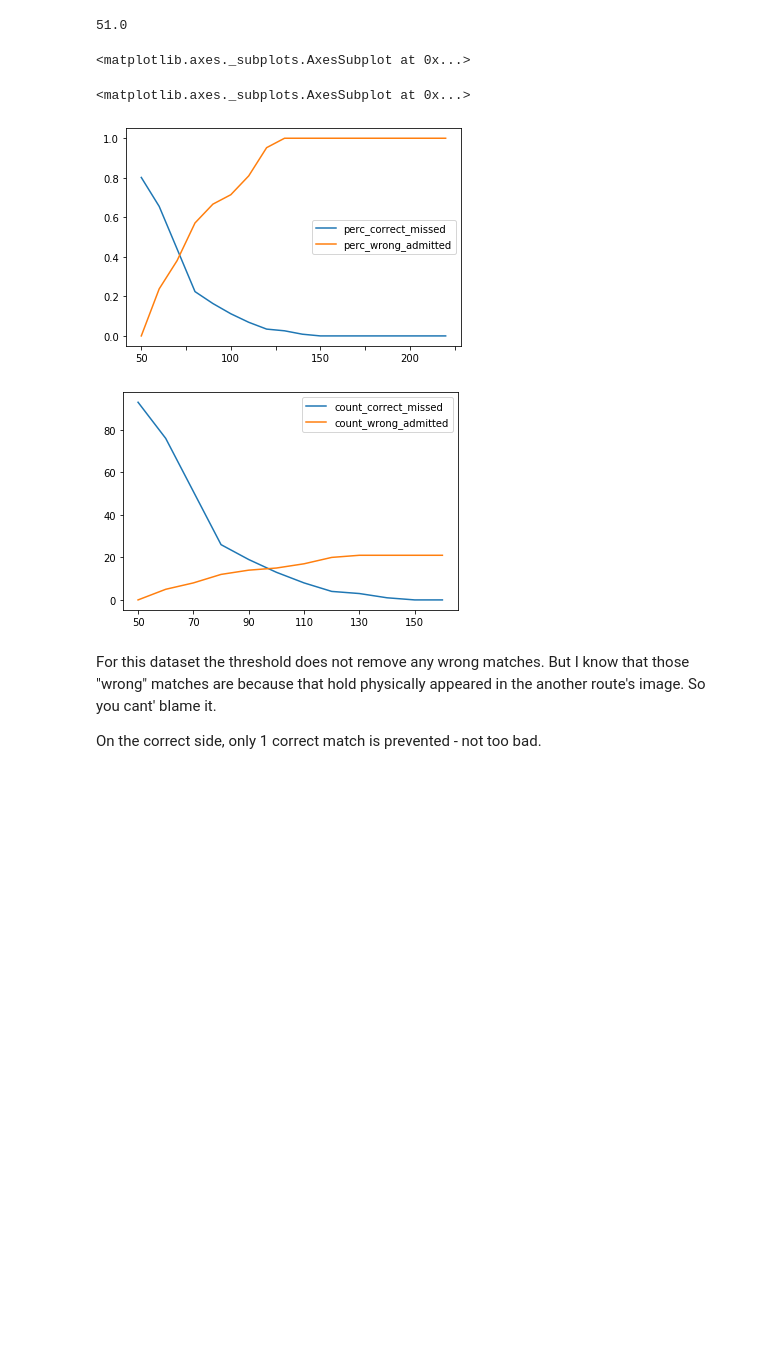
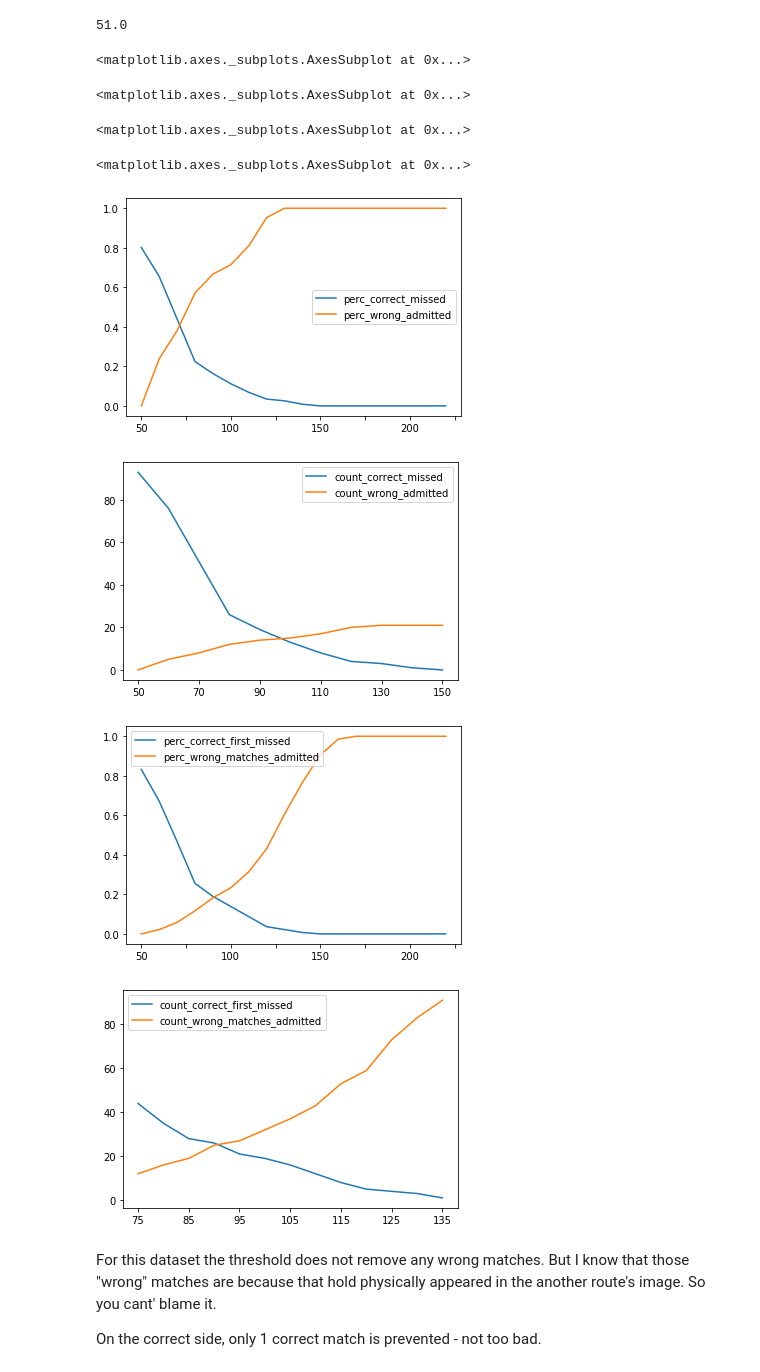
Before and after one commit to andrius-sil/climbicus, a Jupyter notebook: model_training/threshold.ipynb, the cells around one changed output. Saved outputs shown, nothing was run; the diff lists cells and outputs as text; code cells hidden in the pictures; blank space fills up the shorter version.

```diff
--- a/model_training/threshold.ipynb
+++ b/model_training/threshold.ipynb
@@ -10,3 +10,21 @@ import cbir_helpers
 importlib.reload(cbir_helpers)
 # %% [output]
 <module 'cbir_helpers' from '/srv/app/cbir_helpers.py'>
+# %%
+def distinct(seq):
+    # distinct elements in list preserving order
+    seen = set()
+    seen_add = seen.add
+    return [x for x in seq if not (x.split('/')[0] in seen or seen_add(x.split('/')[0]))]
+# %%
+def get_top_n_dists(d, n=3):
+    correct_firsts = []
+    wrong_match_dists = []
+    for c_f, v in d.items():
+        s = sorted(v, key=v.get)
+        distinct_s = distinct(s)
+        correct_firsts.append(v[distinct_s[0]])
+        wrong_match_dists.append([v[x] for x in distinct_s[1:n]])
+    return correct_firsts, wrong_match_dists
+# %%
+correct_firsts, wrong_match_dists = get_top_n_dists(d)
@@ -13,5 +87,5 @@ importlib.reload(cbir_helpers)
 # %%
-def analyse_wrong_threshold(correct, wrong, all_invalid_dists=None):
+def analyse_wrong_threshold(correct, wrong, prod=False, d=None, all_invalid_dists=None):
     data = {}
     for i in range(50, 230, 10):
         perc_correct_missed = len([d for d in correct if d>i])/len(correct)
@@ -38,4 +112,25 @@ def analyse_wrong_threshold(correct, wrong, all_invalid_dists=None):
             columns.append('count_invalid_admitted')
     data_df = pd.DataFrame.from_dict(data, orient='index', columns=columns)
     display(data_df.plot())
+
+    # how many images will have a wrong match?
+    if prod:
+        data = {}
+        correct_firsts, wrong_match_dists = get_top_n_dists(d)  # they're the same length
+        for i in range(50, 230, 10):
+            perc_correct_first_missed = len([d for d in correct_firsts if d>i])/len(correct_firsts)
+            perc_wrong_matches_admitted = len([j for j in wrong_match_dists if any(k<i for k in j)])/len(wrong_match_dists)
+            data[str(i)] = [perc_correct_first_missed, perc_wrong_matches_admitted]
+            columns = ['perc_correct_first_missed','perc_wrong_matches_admitted']
+        data_df = pd.DataFrame.from_dict(data, orient='index', columns=columns)
+        display(data_df.plot())
+
+        data = {}
+        for i in range(75, 137, 5):
+            count_correct_first_missed = len([d for d in correct_firsts if d>i])
+            count_wrong_matches_admitted = len([j for j in wrong_match_dists if any(k<i for k in j)])
+            data[str(i)] = [count_correct_first_missed, count_wrong_matches_admitted]
+            columns = ['count_correct_first_missed','count_wrong_matches_admitted']
+        data_df = pd.DataFrame.from_dict(data, orient='index', columns=columns)
+        display(data_df.plot())
 # %%
@@ -198,12 +278,16 @@ min(wrong)
 # %% [output]
 51.0
 # %%
-analyse_wrong_threshold(correct, wrong)
+analyse_wrong_threshold(correct, wrong, prod=True, d=d)
 # %% [output]
 <matplotlib.axes._subplots.AxesSubplot at 0x...>
 <matplotlib.axes._subplots.AxesSubplot at 0x...>
+<matplotlib.axes._subplots.AxesSubplot at 0x...>
+<matplotlib.axes._subplots.AxesSubplot at 0x...>
 [figure]
-[figure, old version]
+[figure, new version]
+[figure, added]
+[figure, added]
 # %% [markdown]
 For this dataset the threshold does not remove any wrong matches. But I know that those "wrong" matches are because that hold physically appeared in the another route's image. So you cant' blame it.
 
```
Also changed, not shown: parts of 27 cells of this notebook.
